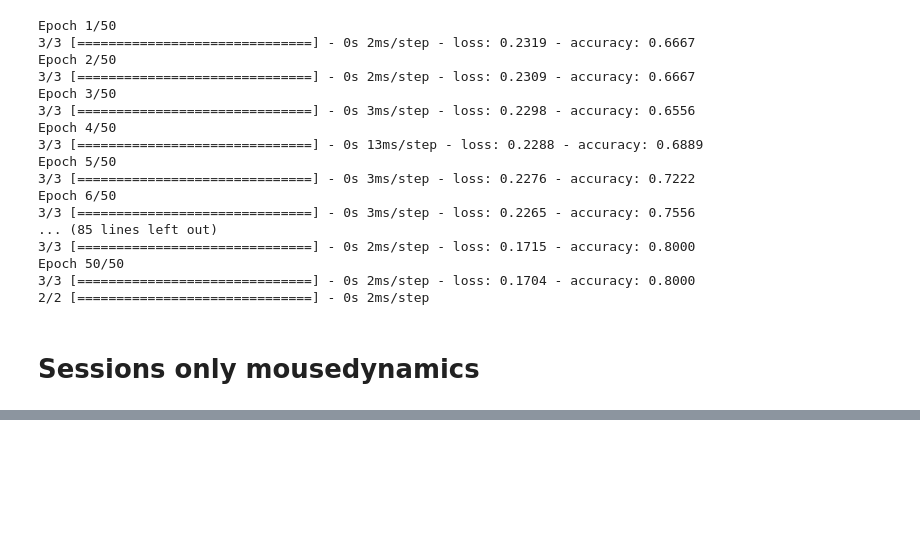
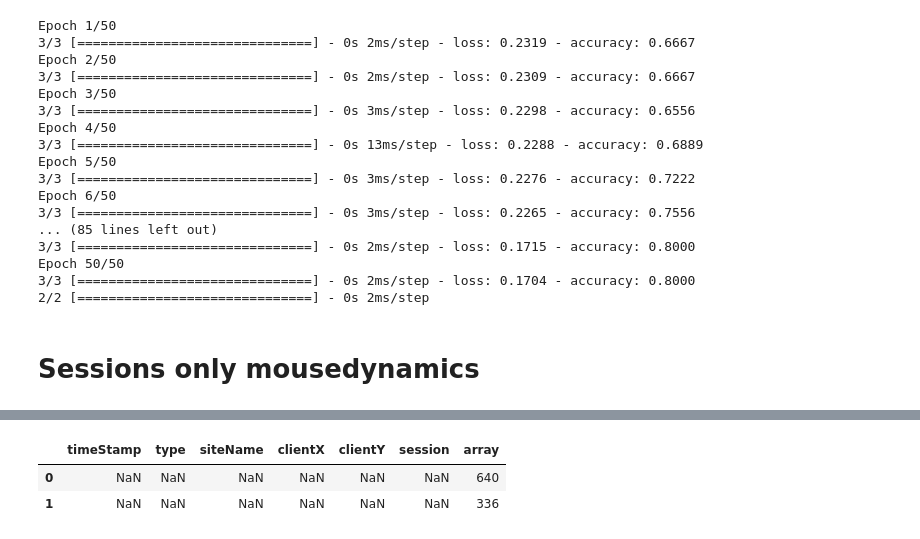
Before and after one commit to IngaGlotzbach/Master-AI, a Jupyter notebook: Model/modelTraining.ipynb, the cells around one changed output, grey strips where cells are left out. Cells and saved outputs as stored; diff of their text form; code cells hidden in the pictures; blank space fills up the shorter version.

```diff
--- a/Model/modelTraining.ipynb
+++ b/Model/modelTraining.ipynb
@@ -702 +547,15 @@ hey.to_pickle('SortedByMouse.pkl')
+# %%
+df_mouseover = df_mouse.loc[df_mouse['type']=='mouseover']
+df_mouseout = df_mouse.loc[df_mouse['type']=='mouseout']
+df_mouse = pd.concat([df_mouseover, df_mouseout])
+
+df_mouse['type'] = df_mouse['type'].replace('mouseover', 2)
+df_mouse['type'] = df_mouse['type'].replace('mouseout', 3)
+df_mouse['array'] = (640, 336)
+
+df_mouse.head()
+# %% [output]
+|  | timeStamp | type | siteName | clientX | clientY | session | array |
+| 0 | NaN | NaN | NaN | NaN | NaN | NaN | 640 |
+| 1 | NaN | NaN | NaN | NaN | NaN | NaN | 336 |
 # %%
```
Also changed, not shown: parts of 12 cells of this notebook, 2 other files.
